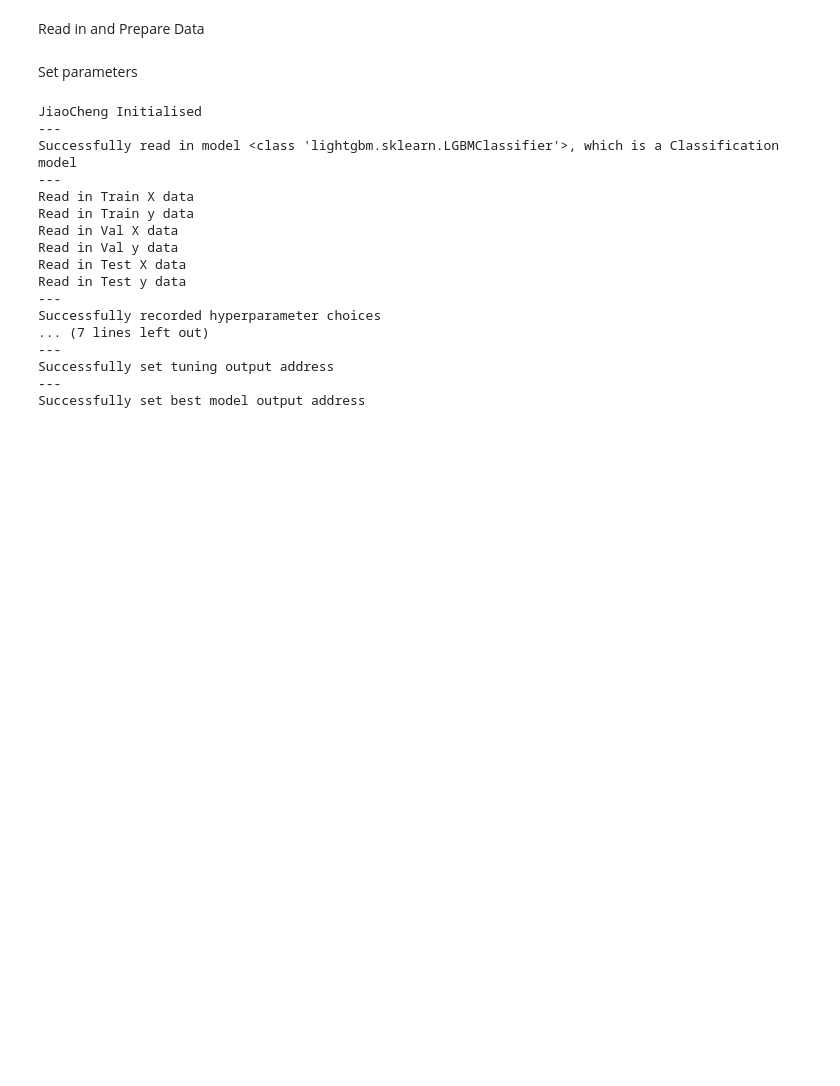
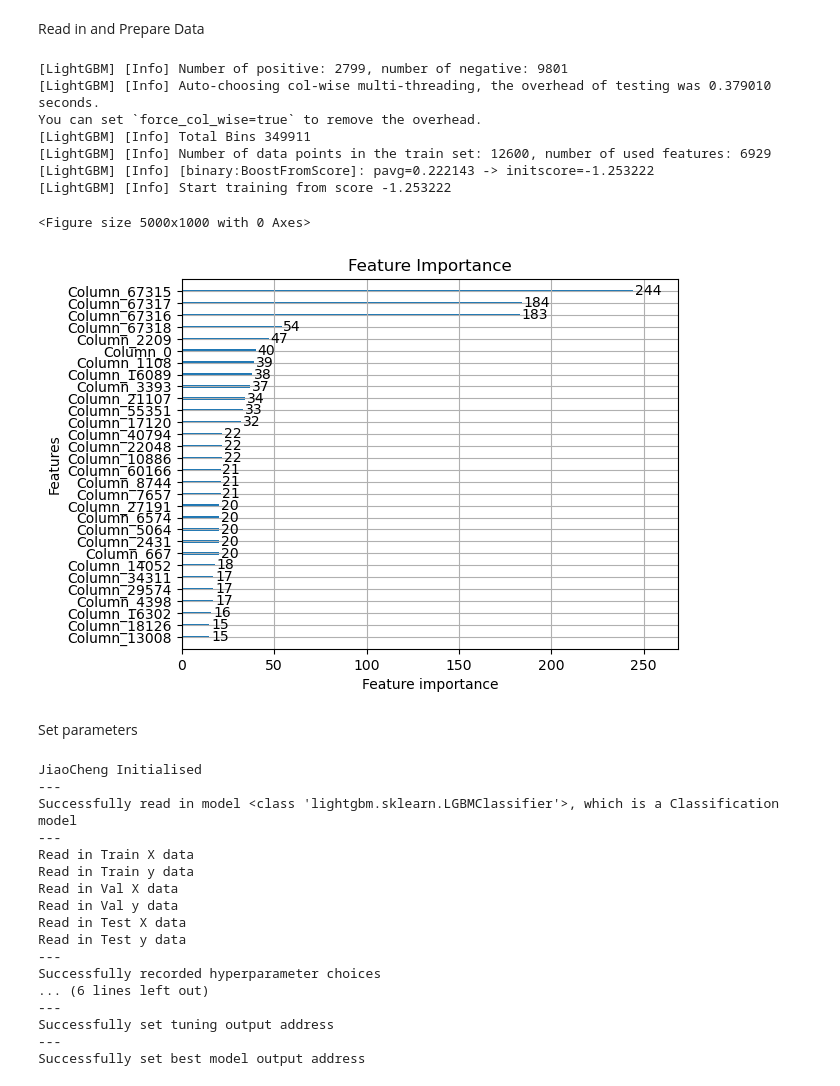
Before and after one commit to TGChenZP/COMP90051-A1_2DomainAIWritingDetection__Groupwork__Py, a Jupyter notebook: notebooks/Tuning/JCb-LGBC_XGB_TFIDF-BaselineBalAccu.ipynb, the cells around one changed output. Drawn from its saved outputs; the diff is of its cells as text; code cells hidden in the pictures; blank space fills up the shorter version.

```diff
--- a/notebooks/Tuning/JCb-LGBC_XGB_TFIDF-BaselineBalAccu.ipynb
+++ b/notebooks/Tuning/JCb-LGBC_XGB_TFIDF-BaselineBalAccu.ipynb
@@ -92,15 +92,15 @@ default_hyperparameter_values = {'n_estimators': 100, 'max_depth': 12, 'subsampl
 # %% [markdown]
 Read in and Prepare Data
 # %%
-train_x = load_npz(home_directory + f'data/curated/baseline/train_{FEATURE_ENGINEERING}_{OVERSAMPLE}_x.npz')
-val_x = load_npz(home_directory + f'data/curated/baseline/val_{FEATURE_ENGINEERING}_x.npz')
-test_x = load_npz(home_directory + f'data/curated/baseline/test_{FEATURE_ENGINEERING}_x.npz')
+train_x = load_npz(home_directory + f'data/curated/baseline/train_{FEATURE_ENGINEERING}_{EXPERIMENT}_x.npz')
+val_x = load_npz(home_directory + f'data/curated/baseline/val_{FEATURE_ENGINEERING}_{EXPERIMENT}_x.npz')
+test_x = load_npz(home_directory + f'data/curated/baseline/test_{FEATURE_ENGINEERING}_{EXPERIMENT}_x.npz')
 
-with open(home_directory + f'data/curated/baseline/train_{OVERSAMPLE}_y.pkl', 'rb') as f:
+with open(home_directory + f'data/curated/baseline/train_{EXPERIMENT}_y.pkl', 'rb') as f:
     train_y = pickle.load(f)
-with open(home_directory + 'data/curated/baseline/val_y.pkl', 'rb') as f:
+with open(home_directory + f'data/curated/baseline/val_{EXPERIMENT}_y.pkl', 'rb') as f:
     val_y = pickle.load(f)
-with open(home_directory + 'data/curated/baseline/test_y.pkl', 'rb') as f:
+with open(home_directory + f'data/curated/baseline/test_{EXPERIMENT}_y.pkl', 'rb') as f:
     test_y = pickle.load(f)
 # %%
 # Import feature importance ordering
@@ -109,4 +109,44 @@ with open(f'{home_directory}models/{FEATURE_IMPORTANCE_ORDERING}_{FEATURE_ENGINE
     feature_importance_ordering = pickle.load(f)
+# %%
+import lightgbm as lgb
+import matplotlib.pyplot as plt
+
+# Train your LightGBM model
+params = {
+    'objective': 'binary',
+    'metric': 'binary_logloss',
+    'num_leaves': 31,
+    'learning_rate': 0.05,
+    'feature_fraction': 0.9
+}
+
+# Assuming you have your training data in X_train and labels in y_train
+train_data = lgb.Dataset(train_x, label=train_y)
+
+# Train the model
+model = lgb.train(params, train_data, num_boost_round=100)
+
+# Get feature importance
+feature_importance = model.feature_importance()
+
+# Get feature names
+feature_names = model.feature_name()
+
+# Plot feature importance
+plt.figure(figsize=(50, 10))
+lgb.plot_importance(model, max_num_features=30) # Change max_num_features as needed
+plt.title("Feature Importance")
+plt.show()
+# %% [output]
+[LightGBM] [Info] Number of positive: 2799, number of negative: 9801
+[LightGBM] [Info] Auto-choosing col-wise multi-threading, the overhead of testing was 0.379010 seconds.
+You can set `force_col_wise=true` to remove the overhead.
+[LightGBM] [Info] Total Bins 349911
+[LightGBM] [Info] Number of data points in the train set: 12600, number of used features: 6929
+[LightGBM] [Info] [binary:BoostFromScore]: pavg=0.222143 -> initscore=-1.253222
+[LightGBM] [Info] Start training from score -1.253222
+<Figure size 5000x1000 with 0 Axes>
+[figure, added]
 # %% [markdown]
 Set parameters
 # %%
@@ -154,20 +194,20 @@ tuner.set_hyperparameter_default_values(default_hyperparameter_values)
 
 print('---')
 
-try: # try to read in previous results to continue tuning ...
-  tuner.read_in_tuning_result_df(f'{home_directory}models/tuning/{TUNER}_{MODEL}_{FEATURE_IMPORTANCE_ORDERING}_{FEATURE_ENGINEERING}_{PREPROCESSING}.csv')
-except:
-  print('No previous tuning data read in')
+# try: # try to read in previous results to continue tuning ...
+#   tuner.read_in_tuning_result_df(f'{home_directory}models/tuning/{TUNER}_{MODEL}_{FEATURE_IMPORTANCE_ORDERING}_{FEATURE_ENGINEERING}_{PREPROCESSING}.csv')
+# except:
+#   print('No previous tuning data read in')
 
 print('---')
 
 # set up where to save the tuning result csv
-tuner.set_tuning_result_saving_address(f'{home_directory}models/tuning_results/{TUNER}_{MODEL}_{FEATURE_IMPORTANCE_ORDERING}_{FEATURE_ENGINEERING}_{OVERSAMPLE}_{PREPROCESSING}.csv')
+tuner.set_tuning_result_saving_address(f'{home_directory}models/tuning_results/{TUNER}_{MODEL}_{FEATURE_IMPORTANCE_ORDERING}_{FEATURE_ENGINEERING}_{EXPERIMENT}_{PREPROCESSING}.csv')
 
 print('---')
 
 # set up where to save the current best model
-tuner.set_best_model_saving_address(f'{home_directory}models/tmp_models/{TUNER}_{MODEL}_{FEATURE_IMPORTANCE_ORDERING}_{FEATURE_ENGINEERING}_{OVERSAMPLE}_{PREPROCESSING}')
+tuner.set_best_model_saving_address(f'{home_directory}models/tmp_models/{TUNER}_{MODEL}_{FEATURE_IMPORTANCE_ORDERING}_{FEATURE_ENGINEERING}_{EXPERIMENT}_{PREPROCESSING}')
 # %% [output]
 JiaoCheng Initialised
 ---
@@ -181,7 +221,7 @@ Read in Test X data
 Read in Test y data
 ---
 Successfully recorded hyperparameter choices
-... (7 lines left out)
+... (6 lines left out)
 ---
 Successfully set tuning output address
 ---
```
Also changed, not shown: parts of 5 cells of this notebook, 2 other files.
